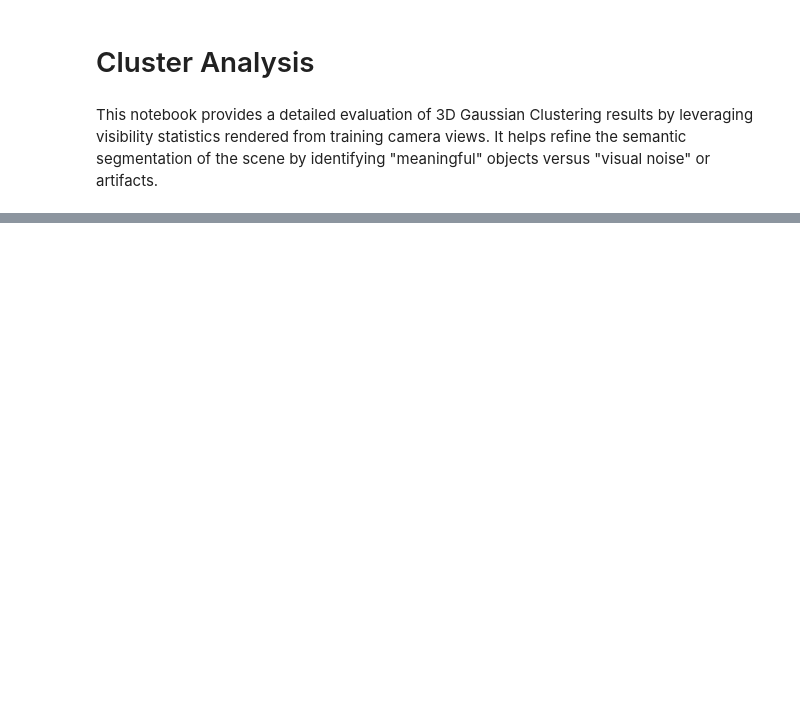
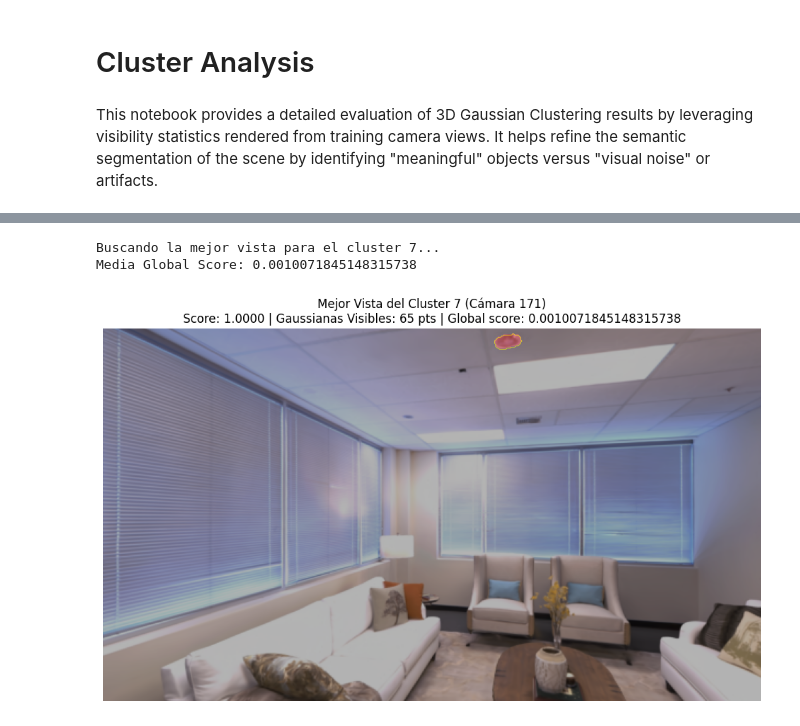
Before and after one commit to jrgserrano/semantic-gaussians, a Jupyter notebook: opensplat3d/jupyter/cluster.ipynb, the cells around one changed output, grey strips where cells are left out. Saved outputs shown, nothing was run; the diff lists cells and outputs as text; code cells hidden in the pictures; blank space fills up the shorter version.

```diff
--- a/opensplat3d/jupyter/cluster.ipynb
+++ b/opensplat3d/jupyter/cluster.ipynb
@@ -17,7 +21,7 @@ from opensplat3d.language.utils import RenderParams
 from opensplat3d.params import PipeParams
 from opensplat3d.utils.setup_utils import setup
 # %%
-model_dir = Path("/home/jsm15/opensplat3d/outputs/lerf_ovs_waldo_kitchen/20260322124012-d4653873")
+model_dir = Path("/home/ubuntu/semantic-gaussians/output/Replica/room0/20260410171805-40ad7610")
 setup_params = setup(model_dir)
 
 labels_path = model_dir / Path("clustering/labels.npy")
@@ -39,4 +43,9 @@ render_params = RenderParams(
     pipe_params,
     bg,
 )
+
+clustering_dir = model_dir / "clustering"
+clustering_dir.mkdir(parents=True, exist_ok=True)
+stats_path = clustering_dir / "cluster_stats.csv"
+stats_topk_path = clustering_dir / "cluster_stats_topk.csv"
 # %% [output]
@@ -97,2 +332,8 @@ appearances_list, avg_scores_list, cluster_ids = plot_clusters(render_params,0.2
+# %%
+render_best_view_of_instance("7", render_params, setup_params, labels)
+# %% [output]
+Buscando la mejor vista para el cluster 7...
+Media Global Score: 0.0010071845148315738
+[figure, added]
 # %%
 plt.figure(figsize=(10, 6))
```
Also changed, not shown: parts of 14 cells of this notebook, 51 other files.
